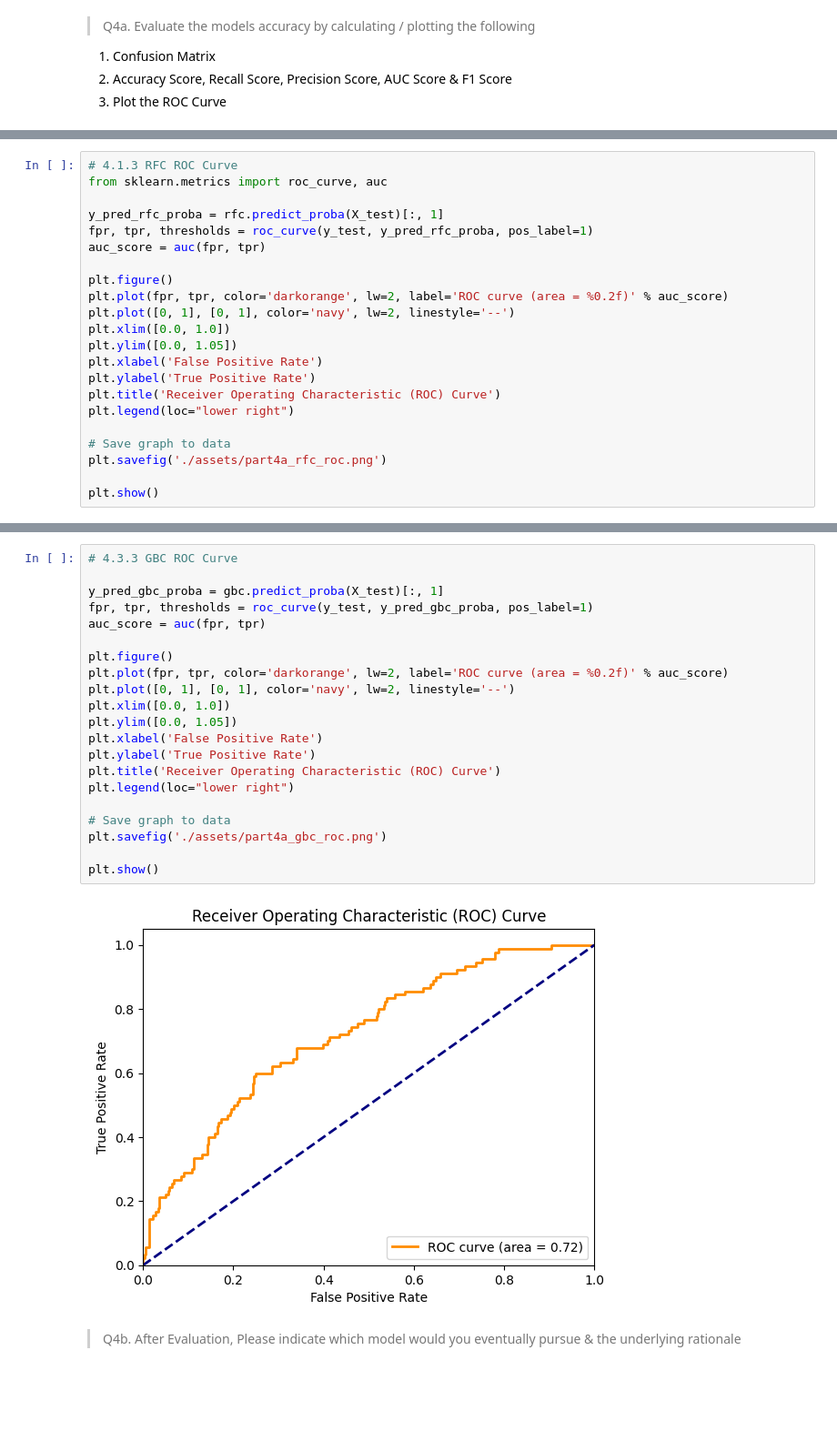
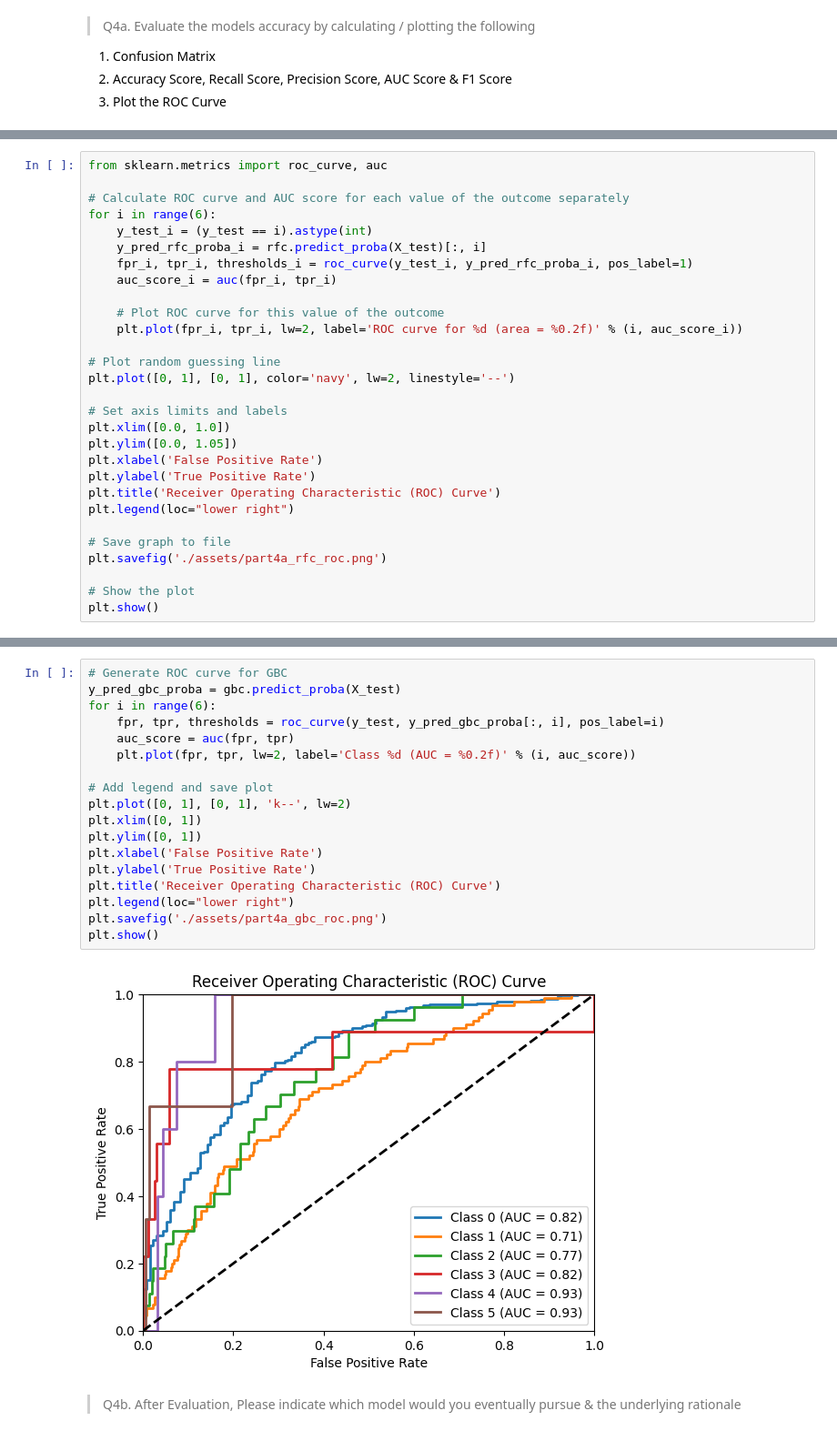
Before and after one commit to mdblanchette/TEMG4940C-MachineLearning, a Jupyter notebook: ML/TEMG4940C_ML_Assignment_Instruction_.ipynb, the cells around one changed output, grey strips where cells are left out. Shown at 91% size. Cells and saved outputs as stored; diff of their text form; blank space fills up the shorter version.

```diff
--- a/ML/TEMG4940C_ML_Assignment_Instruction_.ipynb
+++ b/ML/TEMG4940C_ML_Assignment_Instruction_.ipynb
@@ -522,14 +508,20 @@ F1 Score for Random Forest Classifier:  0.5656047791172351
 # %%
-# 4.1.3 RFC ROC Curve
 from sklearn.metrics import roc_curve, auc
 
-y_pred_rfc_proba = rfc.predict_proba(X_test)[:, 1]
-fpr, tpr, thresholds = roc_curve(y_test, y_pred_rfc_proba, pos_label=1)
-auc_score = auc(fpr, tpr)
+# Calculate ROC curve and AUC score for each value of the outcome separately
+for i in range(6):
+    y_test_i = (y_test == i).astype(int)
+    y_pred_rfc_proba_i = rfc.predict_proba(X_test)[:, i]
+    fpr_i, tpr_i, thresholds_i = roc_curve(y_test_i, y_pred_rfc_proba_i, pos_label=1)
+    auc_score_i = auc(fpr_i, tpr_i)
 
-plt.figure()
-plt.plot(fpr, tpr, color='darkorange', lw=2, label='ROC curve (area = %0.2f)' % auc_score)
+    # Plot ROC curve for this value of the outcome
+    plt.plot(fpr_i, tpr_i, lw=2, label='ROC curve for %d (area = %0.2f)' % (i, auc_score_i))
+
+# Plot random guessing line
 plt.plot([0, 1], [0, 1], color='navy', lw=2, linestyle='--')
+
+# Set axis limits and labels
 plt.xlim([0.0, 1.0])
 plt.ylim([0.0, 1.05])
 plt.xlabel('False Positive Rate')
@@ -537,8 +529,9 @@ plt.ylabel('True Positive Rate')
 plt.title('Receiver Operating Characteristic (ROC) Curve')
 plt.legend(loc="lower right")
 
-# Save graph to data
+# Save graph to file
 plt.savefig('./assets/part4a_rfc_roc.png')
 
+# Show the plot
 plt.show()
 # %% [output]
@@ -665,26 +659,23 @@ F1 Score for Gradient Boosting Classifier:  0.5627060383157945
 # %%
-# 4.3.3 GBC ROC Curve
+# Generate ROC curve for GBC
+y_pred_gbc_proba = gbc.predict_proba(X_test)
+for i in range(6):
+    fpr, tpr, thresholds = roc_curve(y_test, y_pred_gbc_proba[:, i], pos_label=i)
+    auc_score = auc(fpr, tpr)
+    plt.plot(fpr, tpr, lw=2, label='Class %d (AUC = %0.2f)' % (i, auc_score))
 
-y_pred_gbc_proba = gbc.predict_proba(X_test)[:, 1]
-fpr, tpr, thresholds = roc_curve(y_test, y_pred_gbc_proba, pos_label=1)
-auc_score = auc(fpr, tpr)
-
-plt.figure()
-plt.plot(fpr, tpr, color='darkorange', lw=2, label='ROC curve (area = %0.2f)' % auc_score)
-plt.plot([0, 1], [0, 1], color='navy', lw=2, linestyle='--')
-plt.xlim([0.0, 1.0])
-plt.ylim([0.0, 1.05])
+# Add legend and save plot
+plt.plot([0, 1], [0, 1], 'k--', lw=2)
+plt.xlim([0, 1])
+plt.ylim([0, 1])
 plt.xlabel('False Positive Rate')
 plt.ylabel('True Positive Rate')
 plt.title('Receiver Operating Characteristic (ROC) Curve')
 plt.legend(loc="lower right")
-
-# Save graph to data
 plt.savefig('./assets/part4a_gbc_roc.png')
-
 plt.show()
 # %% [output]
-[figure, old version]
+[figure, new version]
 # %% [markdown]
 > Q4b. After Evaluation, Please indicate which model would you eventually pursue & the underlying rationale
 # %% [markdown]
```
Also changed, not shown: parts of 24 cells of this notebook, 11 other files.
